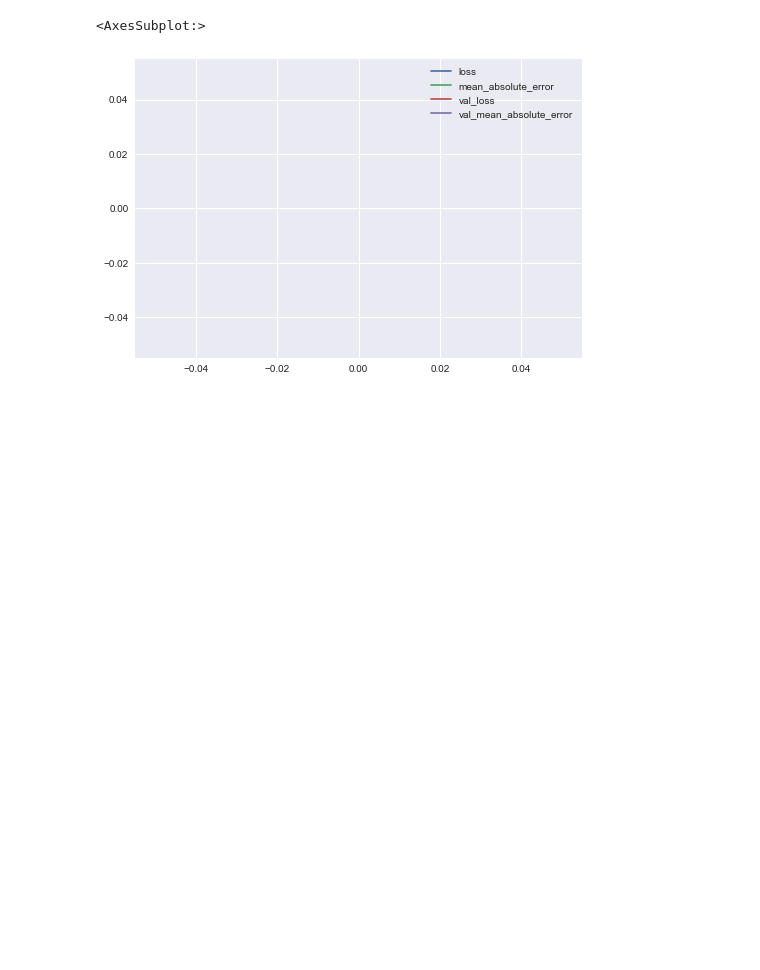
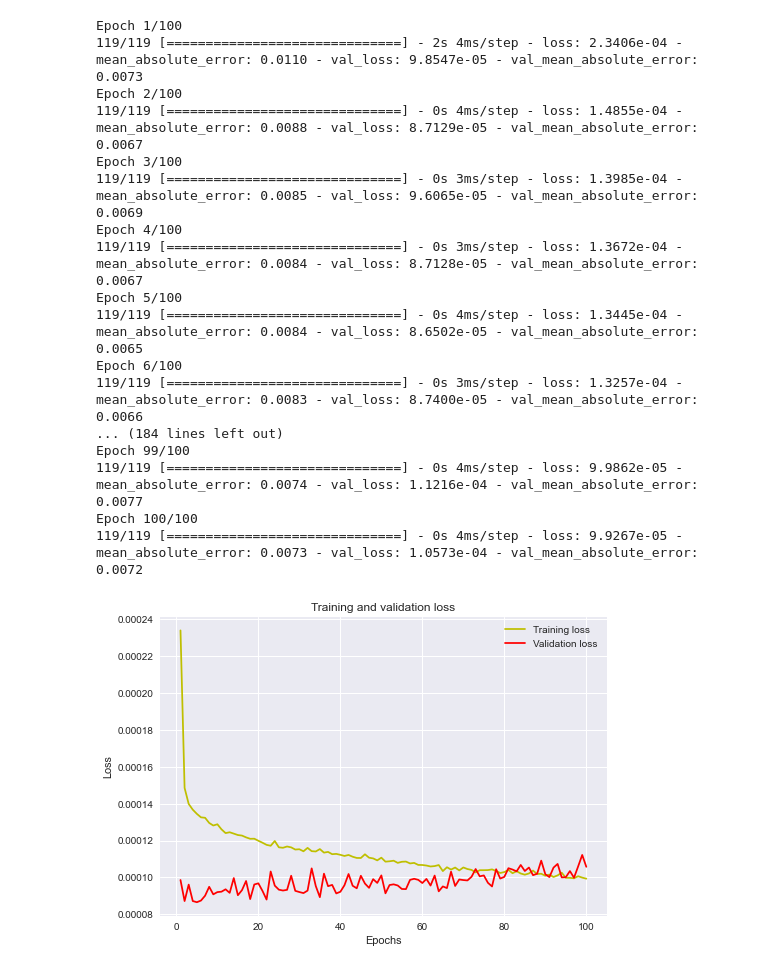
Before and after one commit to jaybfn/Gold_Price_Forecasting, a Jupyter notebook: scripts/DNN.ipynb, the cells around one changed output. Cells and saved outputs as stored; diff of their text form; code cells hidden in the pictures; blank space fills up the shorter version.

```diff
--- a/scripts/DNN.ipynb
+++ b/scripts/DNN.ipynb
@@ -75,30 +23,0 @@ X_test_sc = scaler.transform(X_test)
-# %%
-# build model
-
-hidden_layers = 5
-
-# Initialize model
-
-regressor = Sequential()
-
-# first layer
-
-regressor.add(Dense(500, input_shape = (X_train_sc.shape[1],), activation = "relu"))
-
-# add hidden layer
-
-for i in range(1, hidden_layers):
-
-    regressor.add(Dense(int(500/i), activation = "relu"))
-
-# output layer
-
-regressor.add(Dense(1, activation = "linear"))
-
-# compile the model
-
-regressor.compile(loss = 'mean_squared_error', metrics='mean_absolute_error', optimizer="adam")
-
-# training
-
-regressor.fit(X_train_sc, y_train, validation_data = (X_test_sc, y_test), epochs = 50)
@@ -124,5 +23,0 @@ Epoch 50/50
-# %%
-np.log(pd.DataFrame(regressor.history.history)).plot()
-# %% [output]
-<AxesSubplot:>
-[figure, removed]
@@ -128,0 +121,27 @@ np.log(pd.DataFrame(regressor.history.history)).plot()
+# %%
+symbol = 'GC=F'
+price_type = 'Close'
+split_ratio = 0.7
+n_hidden_layers = 5
+n_neurons = 500
+epochs = 100
+build_model(symbol,price_type,split_ratio, n_neurons , n_hidden_layers, epochs, folder_name = '26July2022_train')
+# %% [output]
+Epoch 1/100
+119/119 [==============================] - 2s 4ms/step - loss: 2.3406e-04 - mean_absolute_error: 0.0110 - val_loss: 9.8547e-05 - val_mean_absolute_error: 0.0073
+Epoch 2/100
+119/119 [==============================] - 0s 4ms/step - loss: 1.4855e-04 - mean_absolute_error: 0.0088 - val_loss: 8.7129e-05 - val_mean_absolute_error: 0.0067
+Epoch 3/100
+119/119 [==============================] - 0s 3ms/step - loss: 1.3985e-04 - mean_absolute_error: 0.0085 - val_loss: 9.6065e-05 - val_mean_absolute_error: 0.0069
+Epoch 4/100
+119/119 [==============================] - 0s 3ms/step - loss: 1.3672e-04 - mean_absolute_error: 0.0084 - val_loss: 8.7128e-05 - val_mean_absolute_error: 0.0067
+Epoch 5/100
+119/119 [==============================] - 0s 4ms/step - loss: 1.3445e-04 - mean_absolute_error: 0.0084 - val_loss: 8.6502e-05 - val_mean_absolute_error: 0.0065
+Epoch 6/100
+119/119 [==============================] - 0s 3ms/step - loss: 1.3257e-04 - mean_absolute_error: 0.0083 - val_loss: 8.7400e-05 - val_mean_absolute_error: 0.0066
+... (184 lines left out)
+Epoch 99/100
+119/119 [==============================] - 0s 4ms/step - loss: 9.9862e-05 - mean_absolute_error: 0.0074 - val_loss: 1.1216e-04 - val_mean_absolute_error: 0.0077
+Epoch 100/100
+119/119 [==============================] - 0s 4ms/step - loss: 9.9267e-05 - mean_absolute_error: 0.0073 - val_loss: 1.0573e-04 - val_mean_absolute_error: 0.0072
+[figure, added]
```
Also changed, not shown: parts of 9 cells of this notebook, 1 other file.
